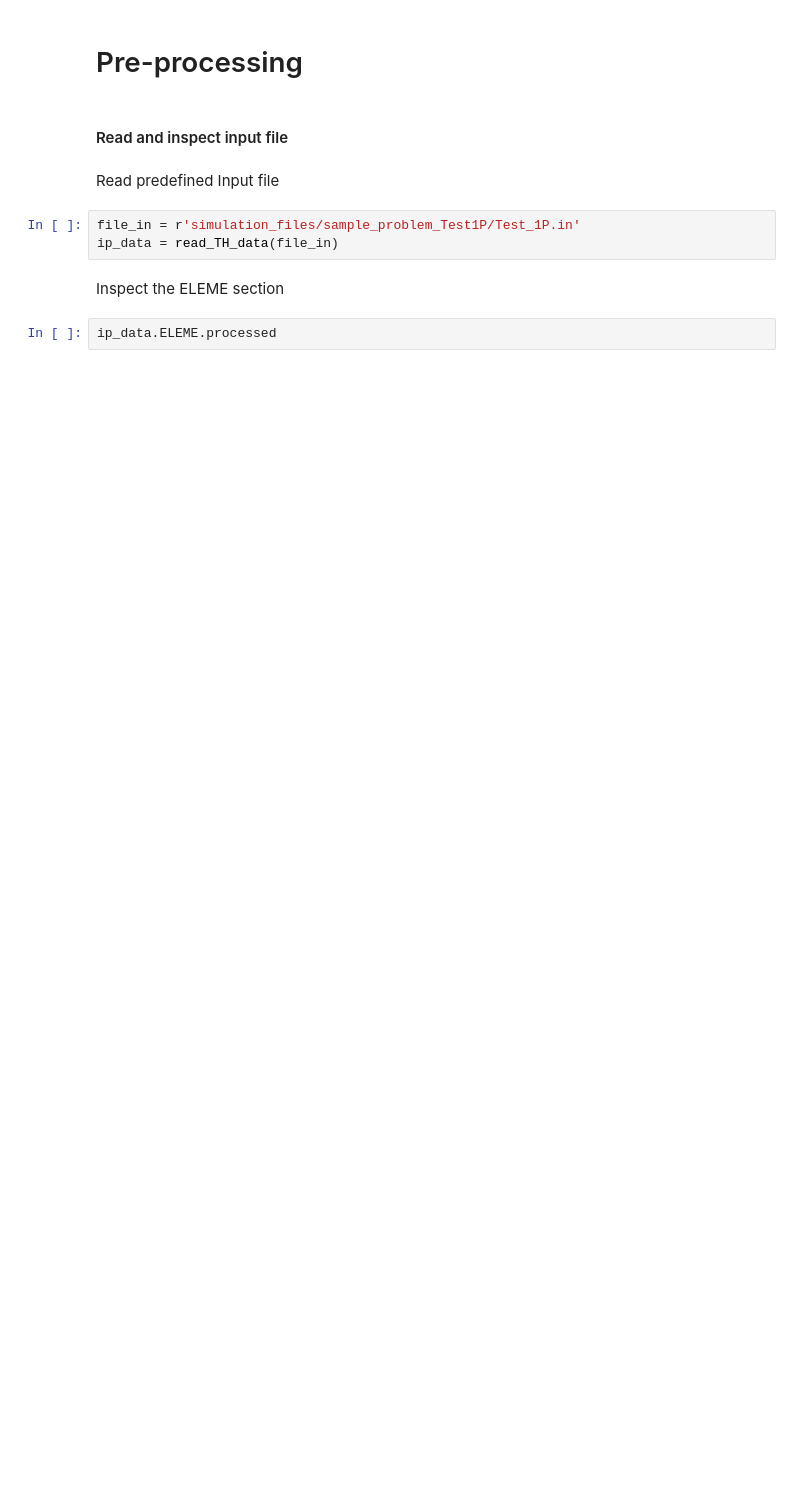
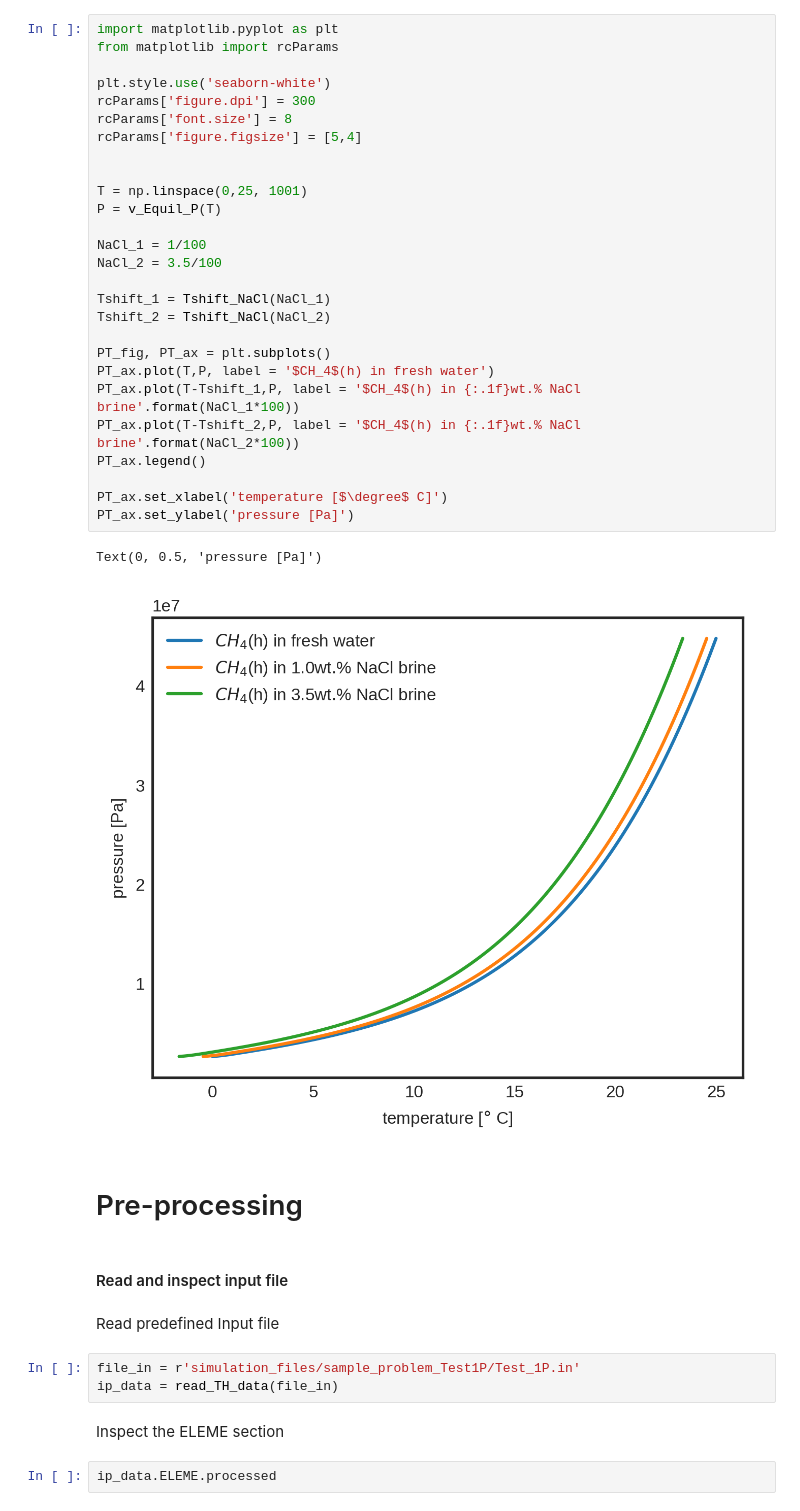
Before and after one commit to Alejobep/TH_PrePost, a Jupyter notebook: Simple_Tutorial.ipynb, the cells around one changed output. Cells and saved outputs as stored; diff of their text form; blank space fills up the shorter version.

```diff
--- a/Simple_Tutorial.ipynb
+++ b/Simple_Tutorial.ipynb
@@ -10,3 +16,33 @@ from Aux_Functions import *
+# %%
+import matplotlib.pyplot as plt
+from matplotlib import rcParams
+
+plt.style.use('seaborn-white')
+rcParams['figure.dpi'] = 300
+rcParams['font.size'] = 8
+rcParams['figure.figsize'] = [5,4]
+
+
+T = np.linspace(0,25, 1001)
+P = v_Equil_P(T)
+
+NaCl_1 = 1/100
+NaCl_2 = 3.5/100
+
+Tshift_1 = Tshift_NaCl(NaCl_1)
+Tshift_2 = Tshift_NaCl(NaCl_2)
+
+PT_fig, PT_ax = plt.subplots()
+PT_ax.plot(T,P, label = '$CH_4$(h) in fresh water')
+PT_ax.plot(T-Tshift_1,P, label = '$CH_4$(h) in {:.1f}wt.% NaCl brine'.format(NaCl_1*100))
+PT_ax.plot(T-Tshift_2,P, label = '$CH_4$(h) in {:.1f}wt.% NaCl brine'.format(NaCl_2*100))
+PT_ax.legend()
+
+PT_ax.set_xlabel('temperature [$\degree$ C]')
+PT_ax.set_ylabel('pressure [Pa]')
+# %% [output]
+Text(0, 0.5, 'pressure [Pa]')
+[figure, added]
 # %% [markdown]
 # Pre-processing
 # %% [markdown]
```
Also changed, not shown: parts of 6 cells of this notebook, 3 other files.
